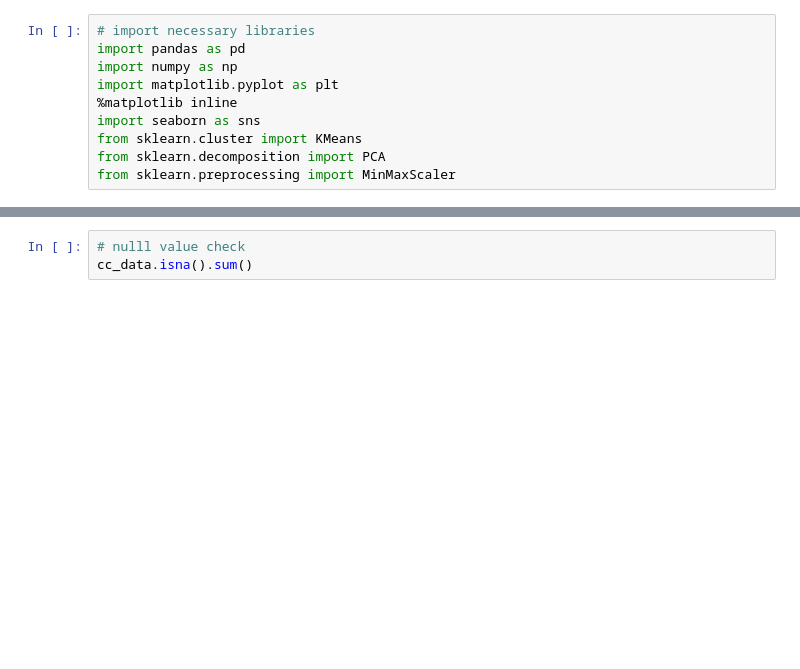
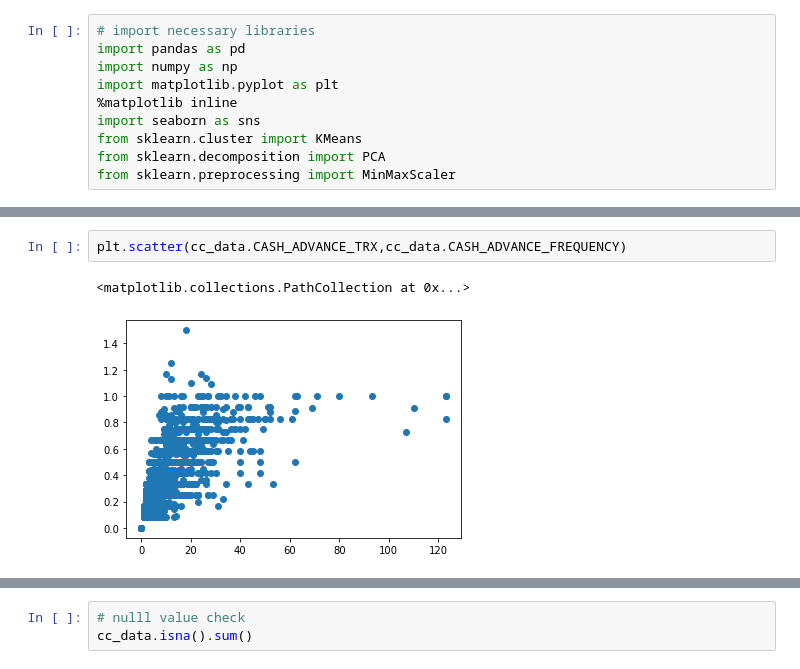
Before and after one commit to xwu0223/MBAN-6400-Project, a Jupyter notebook: cc.ipynb, the cells around one changed output, grey strips where cells are left out. Drawn from its saved outputs; the diff is of its cells as text; blank space fills up the shorter version.

```diff
--- a/cc.ipynb
+++ b/cc.ipynb
@@ -21,3 +21,8 @@ cc_data.head()
 | 2 | C10003 | 2495.15 | 1.00 | 773.17 | 773.17 | 0.0 | 0.00 | ... |
 | 3 | C10004 | 1666.67 | 0.64 | 1499.00 | 1499.00 | 0.0 | 205.79 | ... |
 | 4 | C10005 | 817.71 | 1.00 | 16.00 | 16.00 | 0.0 | 0.00 | ... |
+# %%
+plt.scatter(cc_data.CASH_ADVANCE_TRX,cc_data.CASH_ADVANCE_FREQUENCY)
+# %% [output]
+<matplotlib.collections.PathCollection at 0x...>
+[figure, added]
```
Also changed, not shown: parts of 1 cell of this notebook.
